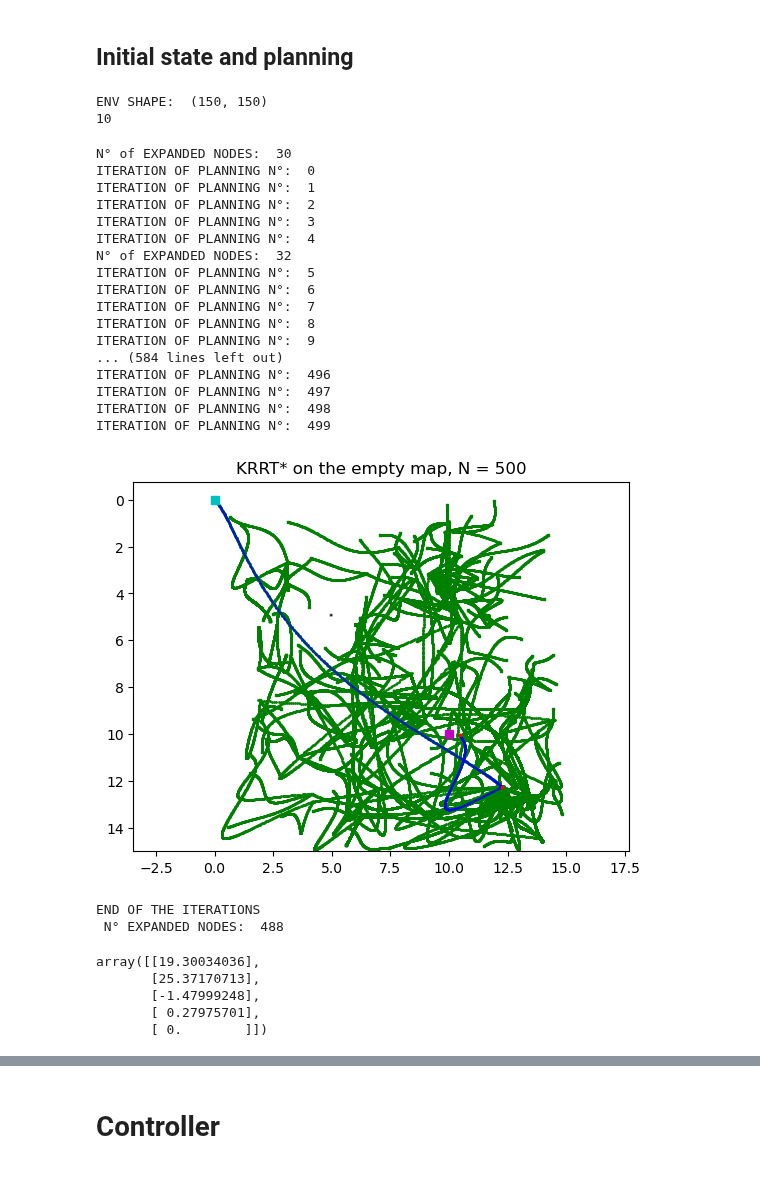
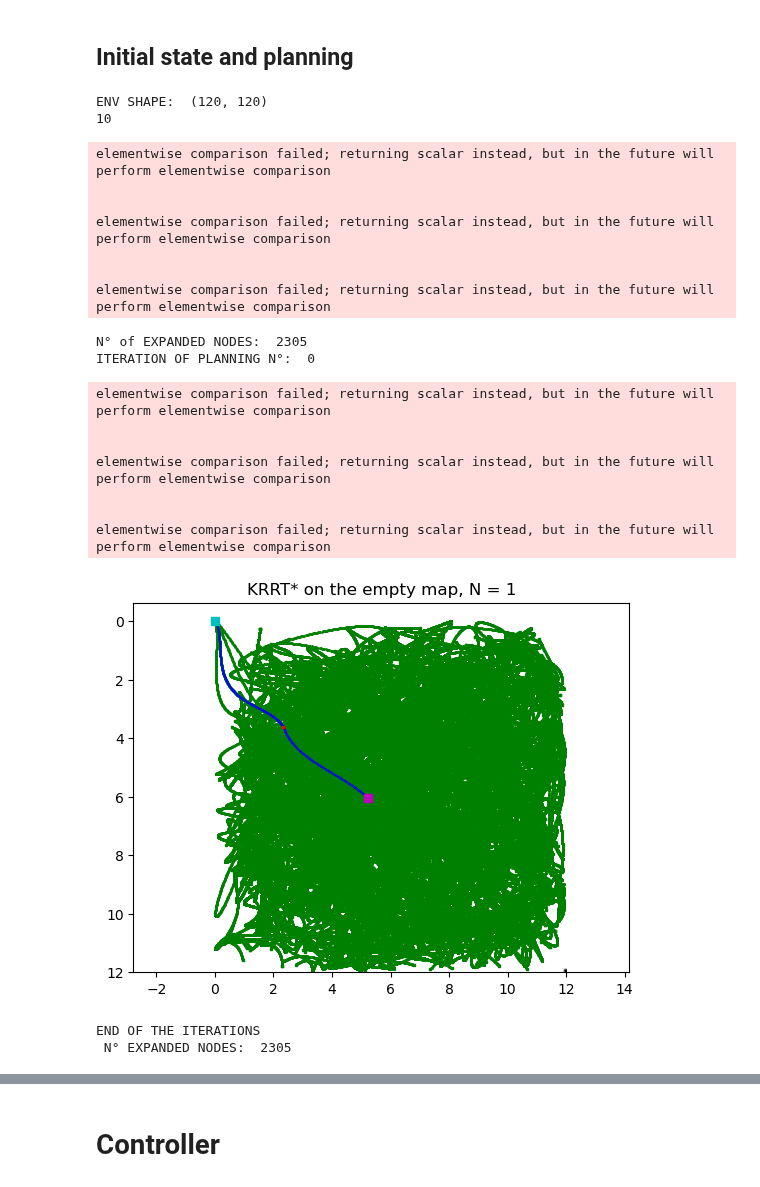
Before and after one commit to difra100/AMR_Testings, a Jupyter notebook: rrt_impl/kinodynamics.ipynb, the cells around one changed output, grey strips where cells are left out. Saved outputs shown, nothing was run; the diff lists cells and outputs as text; code cells hidden in the pictures.

```diff
--- a/rrt_impl/kinodynamics.ipynb
+++ b/rrt_impl/kinodynamics.ipynb
@@ -937,31 +938,15 @@ else:
 
     qf = np.array([[goal[0]], [goal[1]], [theta_f], [eta1_f], [eta2_f]])
 obs = True
-
+n_iters = 1
 rrt = KynoDynamicRRT_STAR(qi, qf, env, step, prob_gs, n_iters, obs, jerk, elevation = elevation)
 # %% [output]
-ENV SHAPE:  (150, 150)
+ENV SHAPE:  (120, 120)
 10
+elementwise comparison failed; returning scalar instead, but in the future will perform elementwise comparison
+
+
+elementwise comparison failed; returning scalar instead, but in the future will perform elementwise comparison
+
+
+elementwise comparison failed; returning scalar instead, but in the future will perform elementwise comparison
-# %%
-e = rrt.planning()   # 63
-# %% [output]
-N° of EXPANDED NODES:  30
-ITERATION OF PLANNING N°:  0
-ITERATION OF PLANNING N°:  1
-ITERATION OF PLANNING N°:  2
-ITERATION OF PLANNING N°:  3
-ITERATION OF PLANNING N°:  4
-N° of EXPANDED NODES:  32
-ITERATION OF PLANNING N°:  5
-ITERATION OF PLANNING N°:  6
-ITERATION OF PLANNING N°:  7
-ITERATION OF PLANNING N°:  8
-ITERATION OF PLANNING N°:  9
-... (584 lines left out)
-ITERATION OF PLANNING N°:  496
-ITERATION OF PLANNING N°:  497
-ITERATION OF PLANNING N°:  498
-ITERATION OF PLANNING N°:  499
-[figure, removed]
-END OF THE ITERATIONS
- N° EXPANDED NODES:  488
@@ -973,8 +952,0 @@ goal_state = rrt.Tree[min_idx]
-# %%
-goal_state.state
-# %% [output]
-array([[19.30034036],
-       [25.37170713],
-       [-1.47999248],
-       [ 0.27975701],
-       [ 0.        ]])
@@ -981,3 +957,19 @@ array([[19.30034036],
+# %%
+e = rrt.planning()   # many_ 7000
+np.save('simulations/'+map_title[:-4]+'/acceleration/tree.npy', rrt.Tree)
+# %% [output]
+N° of EXPANDED NODES:  2305
+ITERATION OF PLANNING N°:  0
+elementwise comparison failed; returning scalar instead, but in the future will perform elementwise comparison
+
+
+elementwise comparison failed; returning scalar instead, but in the future will perform elementwise comparison
+
+
+elementwise comparison failed; returning scalar instead, but in the future will perform elementwise comparison
+[figure, added]
+END OF THE ITERATIONS
+ N° EXPANDED NODES:  2305
 # %%
 path = [[rrt.node_g]]
 goal_state = rrt.get_goal_state()
```
Also changed, not shown: parts of 8 cells of this notebook, 34 other files.
